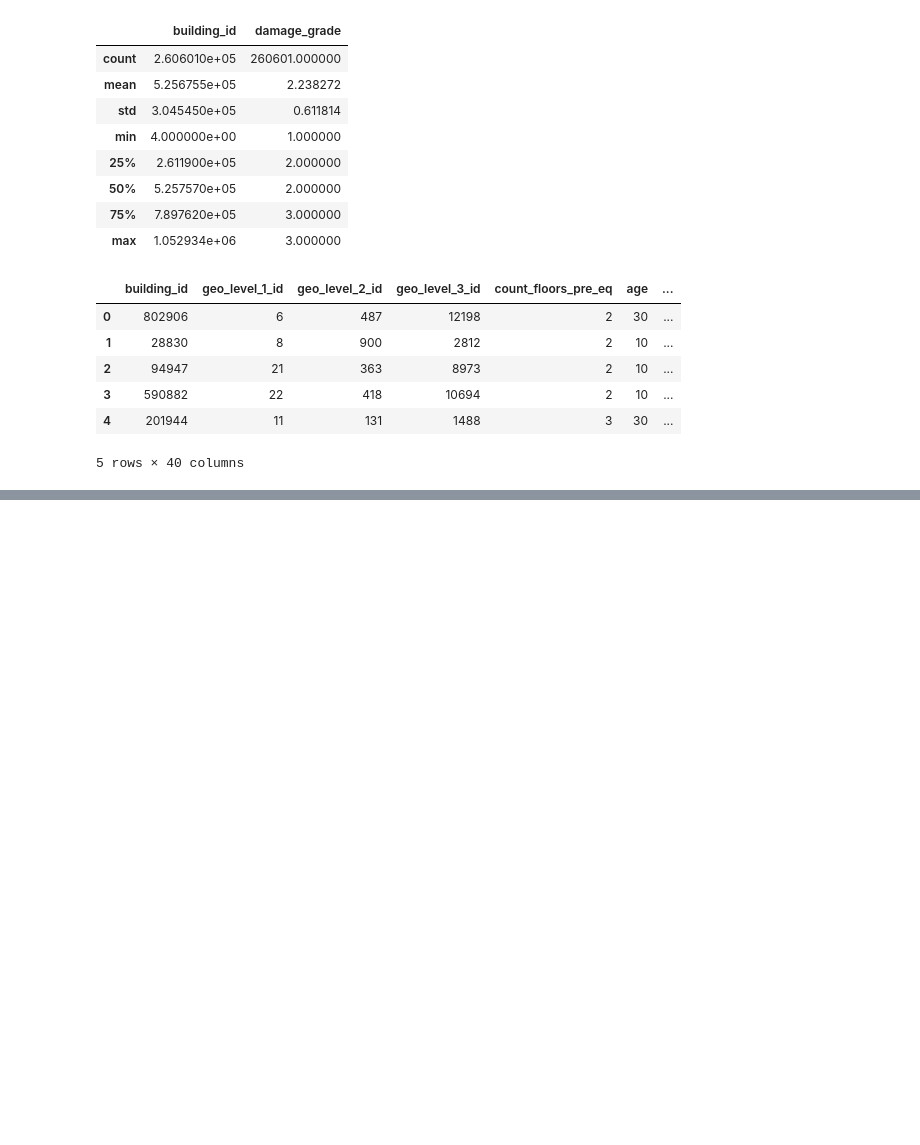
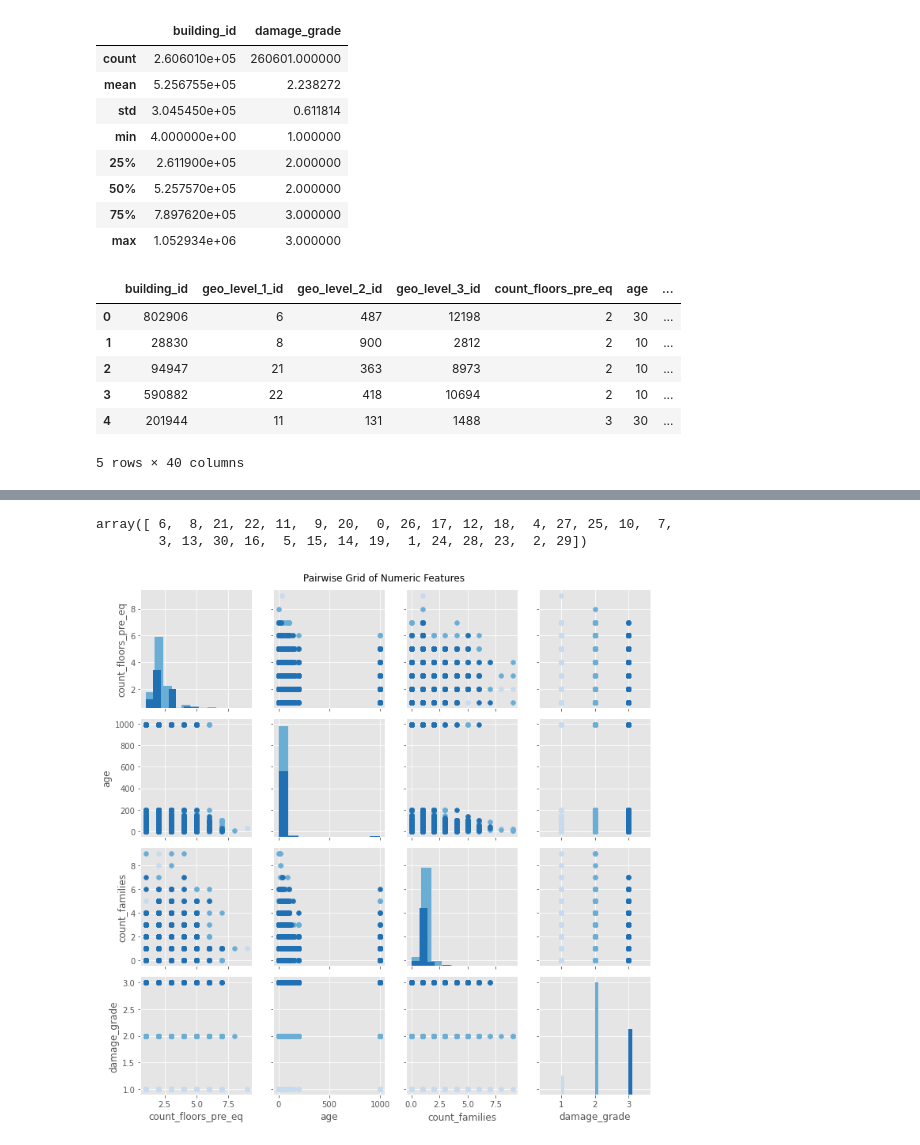
Before and after one commit to 21Ovi/Earthquake-Damage-Prediction, a Jupyter notebook: Equake_Beta_1.ipynb, the cells around one changed output, grey strips where cells are left out. Saved outputs shown, nothing was run; the diff lists cells and outputs as text; code cells hidden in the pictures; blank space fills up the shorter version.

```diff
--- a/Equake_Beta_1.ipynb
+++ b/Equake_Beta_1.ipynb
@@ -70,0 +131,14 @@ df.head()
+# %%
+pd.unique(df['geo_level_1_id'])
+# %% [output]
+array([ 6,  8, 21, 22, 11,  9, 20,  0, 26, 17, 12, 18,  4, 27, 25, 10,  7,
+        3, 13, 30, 16,  5, 15, 14, 19,  1, 24, 28, 23,  2, 29])
+# %%
+# Pair grid of key variables.
+g = sns.PairGrid(df, vars=["count_floors_pre_eq", "age", "count_families", "damage_grade"], palette='Blues', hue='damage_grade')
+g.map_diag(plt.hist)
+g.map_offdiag(plt.scatter)
+plt.subplots_adjust(top=0.95)
+g.fig.suptitle('Pairwise Grid of Numeric Features');
+# %% [output]
+[figure, added]
```
Also changed, not shown: parts of 11 cells of this notebook.
